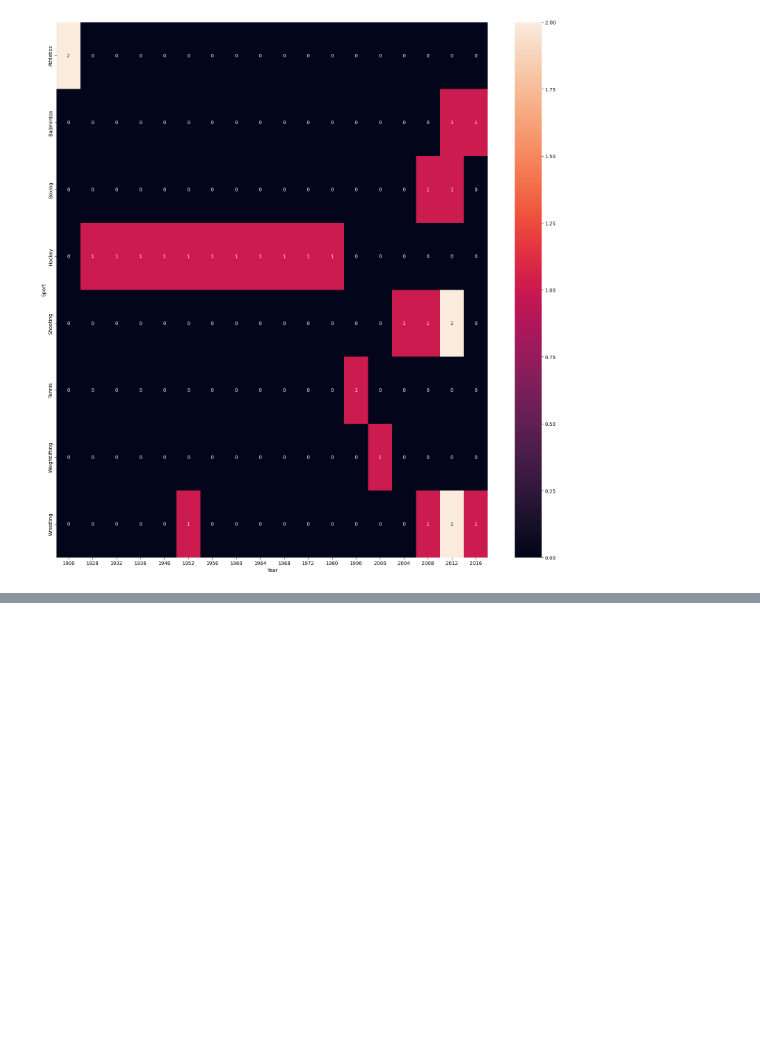
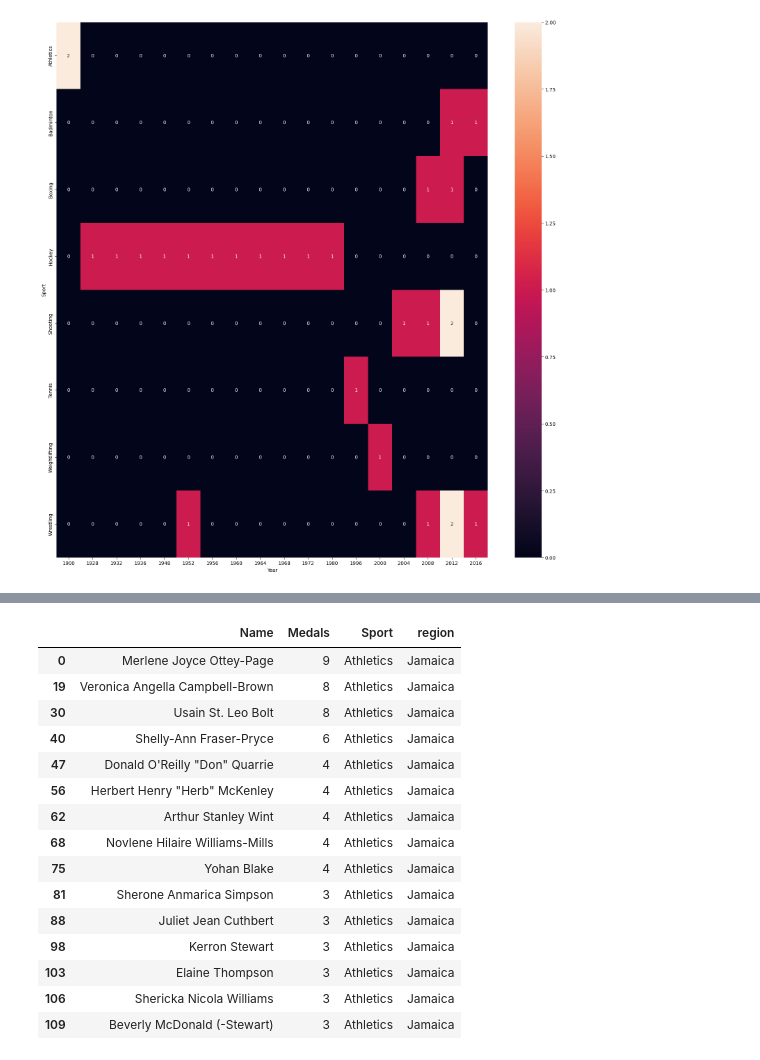
Before and after one commit to katyalmohit/olympic-analysis, a Jupyter notebook: main/analysis.ipynb, the cells around one changed output, grey strips where cells are left out. Saved outputs shown, nothing was run; the diff lists cells and outputs as text; code cells hidden in the pictures; blank space fills up the shorter version.

```diff
--- a/main/analysis.ipynb
+++ b/main/analysis.ipynb
@@ -870,0 +918,19 @@ sns.heatmap(new_df.pivot_table(index='Sport', columns='Year', values='Medal', ag
+# %%
+most_successful(df, 'Jamaica')
+# %% [output]
+|  | Name | Medals | Sport | region |
+| 0 | Merlene Joyce Ottey-Page | 9 | Athletics | Jamaica |
+| 19 | Veronica Angella Campbell-Brown | 8 | Athletics | Jamaica |
+| 30 | Usain St. Leo Bolt | 8 | Athletics | Jamaica |
+| 40 | Shelly-Ann Fraser-Pryce | 6 | Athletics | Jamaica |
+| 47 | Donald O'Reilly "Don" Quarrie | 4 | Athletics | Jamaica |
+| 56 | Herbert Henry "Herb" McKenley | 4 | Athletics | Jamaica |
+| 62 | Arthur Stanley Wint | 4 | Athletics | Jamaica |
+| 68 | Novlene Hilaire Williams-Mills | 4 | Athletics | Jamaica |
+| 75 | Yohan Blake | 4 | Athletics | Jamaica |
+| 81 | Sherone Anmarica Simpson | 3 | Athletics | Jamaica |
+| 88 | Juliet Jean Cuthbert | 3 | Athletics | Jamaica |
+| 98 | Kerron Stewart | 3 | Athletics | Jamaica |
+| 103 | Elaine Thompson | 3 | Athletics | Jamaica |
+| 106 | Shericka Nicola Williams | 3 | Athletics | Jamaica |
+| 109 | Beverly McDonald (-Stewart) | 3 | Athletics | Jamaica |
```
Also changed, not shown: parts of 3 cells of this notebook, 2 other files.
